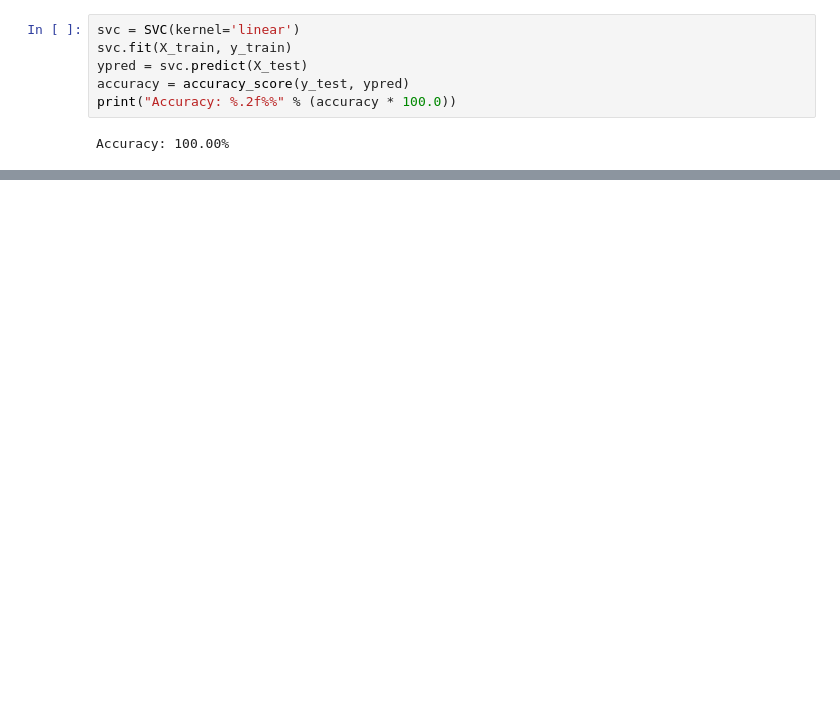
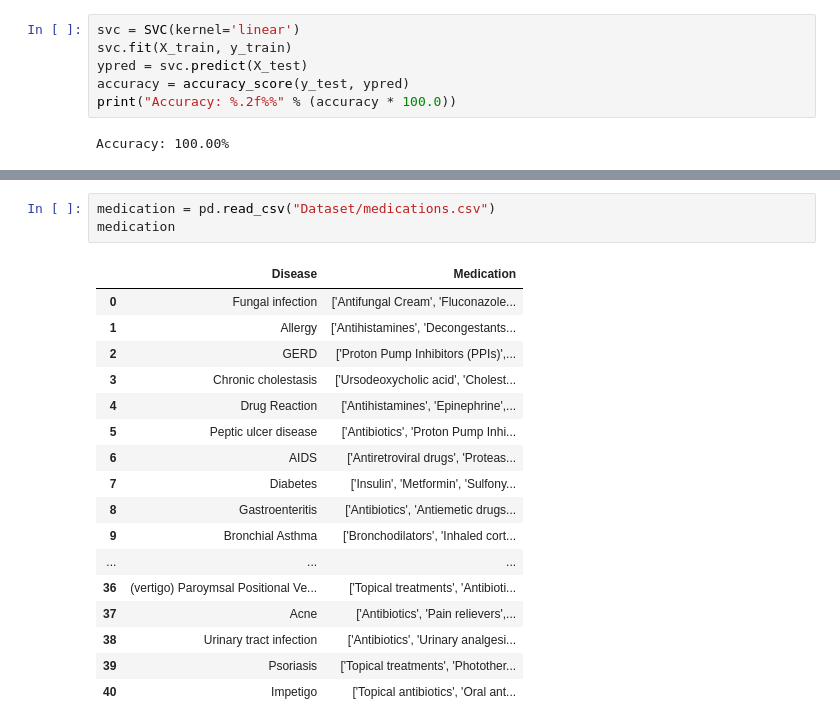
Before and after one commit to Muhammad-Ahtasham/DrugRecommender, a Jupyter notebook: Drug_Recommedation.ipynb, the cells around one changed output, grey strips where cells are left out. Saved outputs shown, nothing was run; the diff lists cells and outputs as text; blank space fills up the shorter version.

```diff
--- a/Drug_Recommedation.ipynb
+++ b/Drug_Recommedation.ipynb
@@ -112,0 +171,21 @@ pickle.dump(svc,open('svc.pkl','wb'))
+# %%
+medication = pd.read_csv("Dataset/medications.csv")
+medication
+# %% [output]
+|  | Disease | Medication |
+| 0 | Fungal infection | ['Antifungal Cream', 'Fluconazole... |
+| 1 | Allergy | ['Antihistamines', 'Decongestants... |
+| 2 | GERD | ['Proton Pump Inhibitors (PPIs)',... |
+| 3 | Chronic cholestasis | ['Ursodeoxycholic acid', 'Cholest... |
+| 4 | Drug Reaction | ['Antihistamines', 'Epinephrine',... |
+| 5 | Peptic ulcer disease | ['Antibiotics', 'Proton Pump Inhi... |
+| 6 | AIDS | ['Antiretroviral drugs', 'Proteas... |
+| 7 | Diabetes | ['Insulin', 'Metformin', 'Sulfony... |
+| 8 | Gastroenteritis | ['Antibiotics', 'Antiemetic drugs... |
+| 9 | Bronchial Asthma | ['Bronchodilators', 'Inhaled cort... |
+| ... | ... | ... |
+| 36 | (vertigo) Paroymsal Positional Ve... | ['Topical treatments', 'Antibioti... |
+| 37 | Acne | ['Antibiotics', 'Pain relievers',... |
+| 38 | Urinary tract infection | ['Antibiotics', 'Urinary analgesi... |
+| 39 | Psoriasis | ['Topical treatments', 'Photother... |
+| 40 | Impetigo | ['Topical antibiotics', 'Oral ant... |
```
Also changed, not shown: parts of 12 cells of this notebook, 7 other files.
